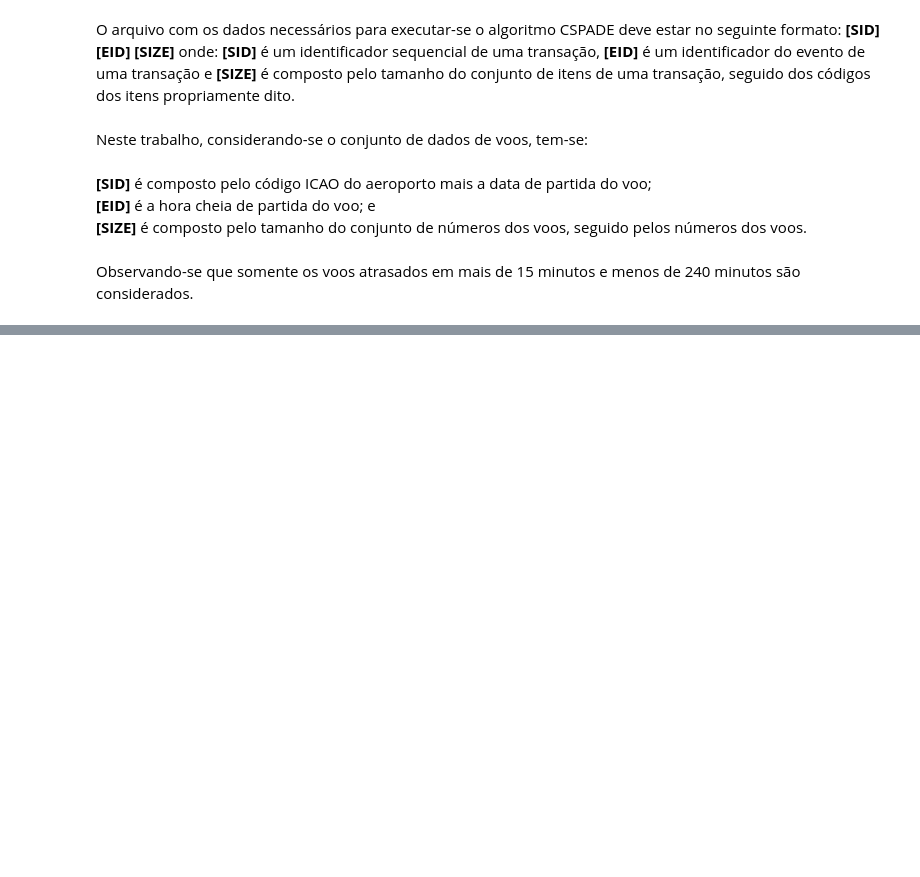
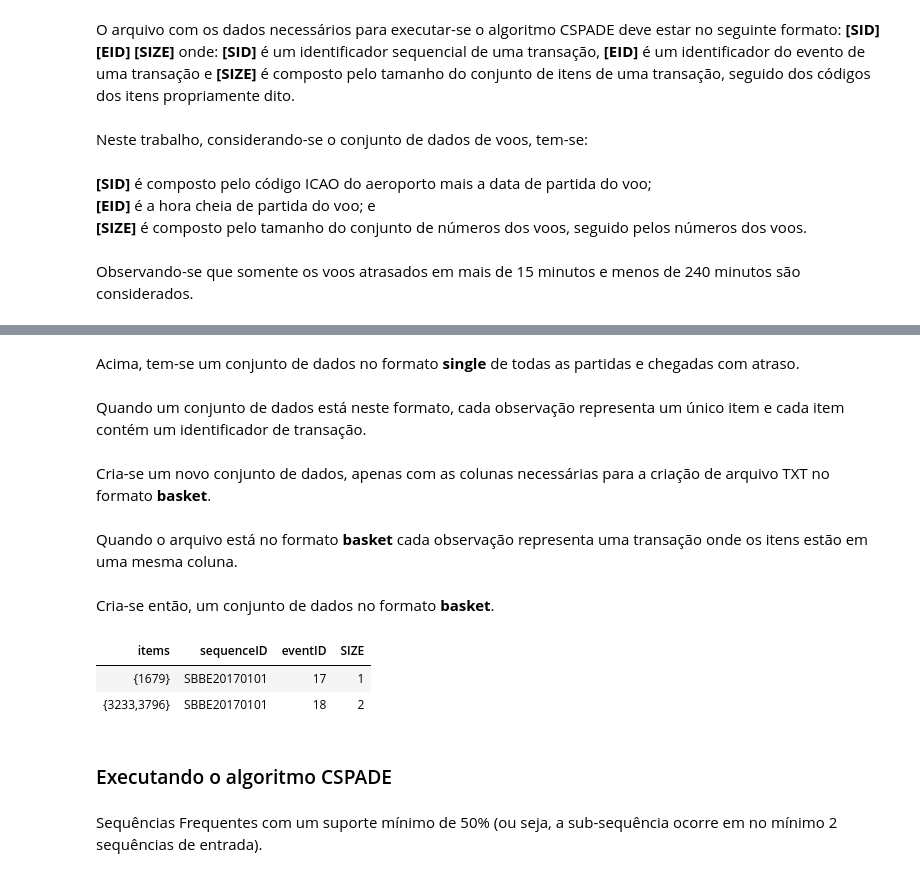
Before and after one commit to jcolares/DM2018, a Jupyter notebook: DataMining.ipynb, the cells around one changed output, grey strips where cells are left out. Saved outputs shown, nothing was run; the diff lists cells and outputs as text; code cells hidden in the pictures; blank space fills up the shorter version.

```diff
--- a/DataMining.ipynb
+++ b/DataMining.ipynb
@@ -577,0 +697,42 @@ vra_wu_2017$arrival <- as.character(vra_wu_2017$arrival)
+# %% [markdown]
+Acima, tem-se um conjunto de dados no formato **single** de todas as partidas e chegadas com atraso.<BR><BR>
+Quando um conjunto de dados está neste formato, cada observação representa um único item e cada item contém um identificador de transação.
+# %% [markdown]
+Cria-se um novo conjunto de dados, apenas com as colunas necessárias para a criação de arquivo TXT no formato **basket**.
+# %%
+query<-"select voo as items, sequenceID, eventid, 1 as SIZE from result"
+agg<-sqldf(query)
+agg
+# %% [markdown]
+Quando o arquivo está no formato **basket** cada observação representa uma transação onde os itens estão em uma mesma coluna.
+# %% [markdown]
+Cria-se então, um conjunto de dados no formato **basket**.
+# %%
+basket <- ddply(agg,c("sequenceID","eventID","SIZE"),
+                       function(df1)paste(df1$items,
+                       collapse = " "))
+
+# Renomeando as colunas com os nomes corretos na sequência
+colnames(basket) <- c("sequenceID","eventID","SIZE","items")
+
+# Calculando o SIZE com base nos items
+basket$SIZE<-sapply(strsplit(basket$items," "),length)
+
+# Removendo o hífen da coluna sequenceID
+basket$sequenceID<-gsub("-", "", basket$sequenceID)
+
+
+
+write.table(basket, "basket_voos.txt", quote = FALSE, eol = "\n", row.names = FALSE,
+            col.names = FALSE, fileEncoding = "UTF-8")
+x <- read_baskets(con = "basket_voos.txt", info = c("sequenceID","eventID","SIZE"))
+
+as(x, "data.frame")
+# %% [output]
+| items | sequenceID | eventID | SIZE |
+| {1679} | SBBE20170101 | 17 | 1 |
+| {3233,3796} | SBBE20170101 | 18 | 2 |
+# %% [markdown]
+### Executando o algoritmo CSPADE
+# %% [markdown]
+Sequências Frequentes com um suporte mínimo de 50% (ou seja, a sub-sequência ocorre em no mínimo 2 sequências de entrada).
```
Also changed, not shown: parts of 39 cells of this notebook.
